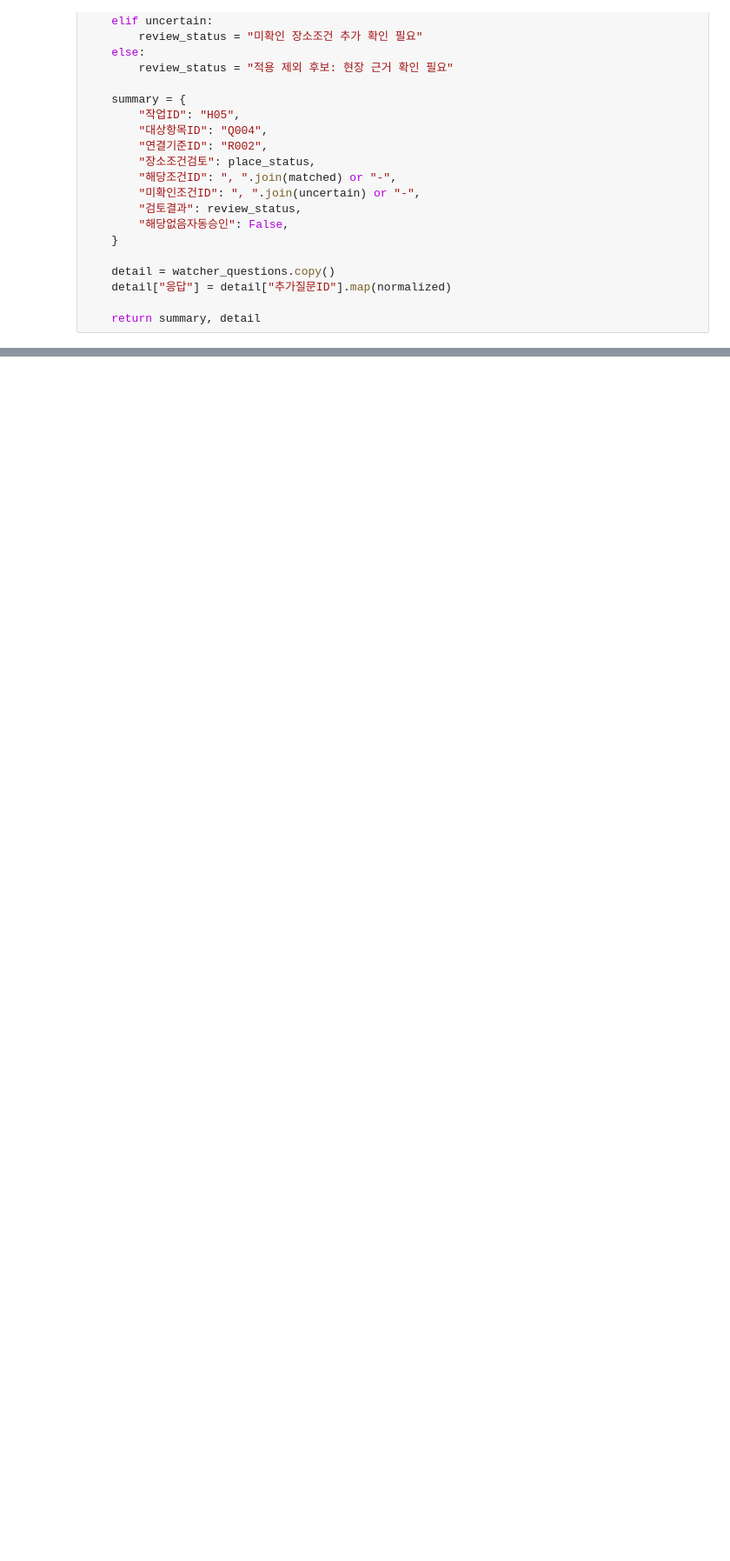
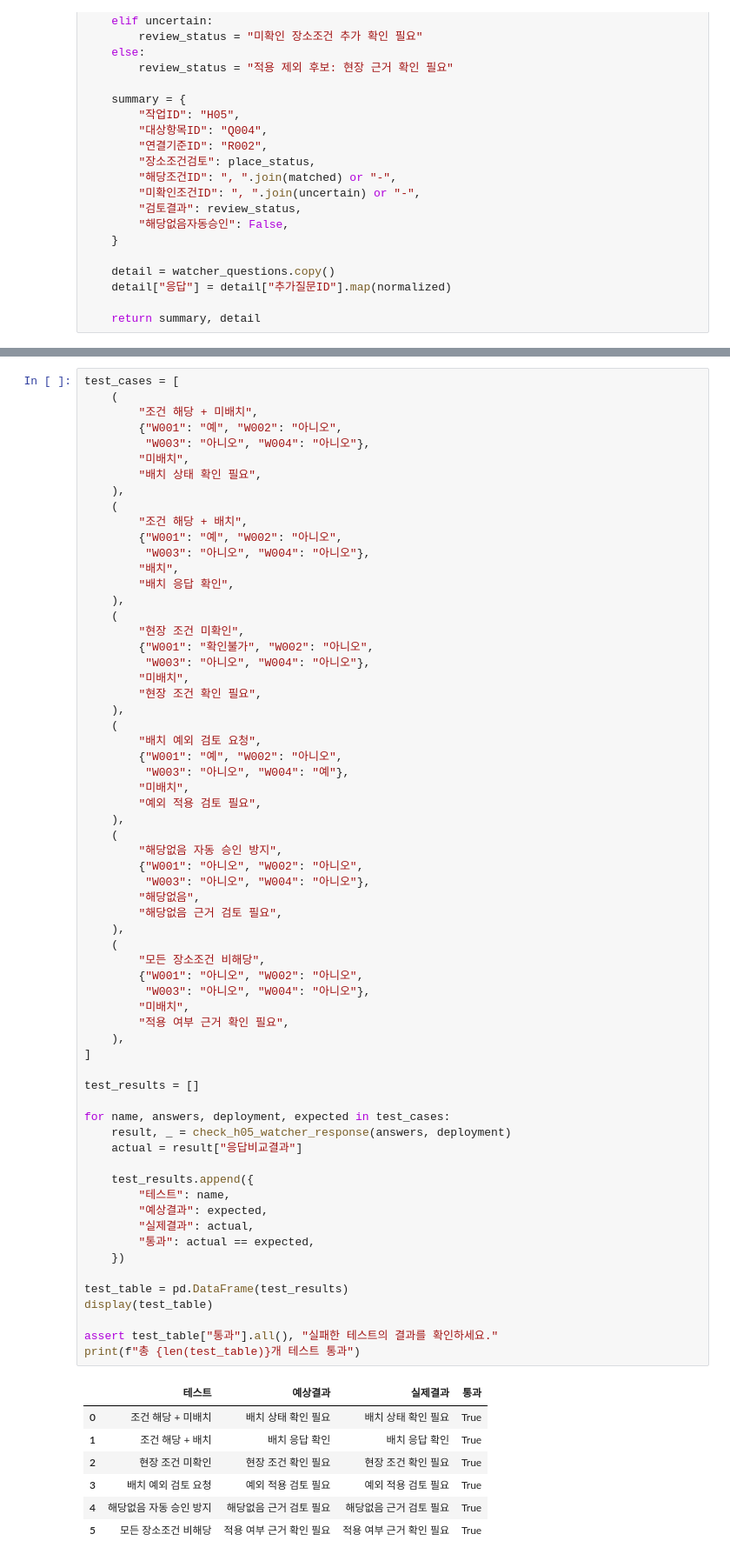
Before and after one commit to uijun0411-crypto/construction_safety_visualize, a Jupyter notebook: fire_risk_project/notebooks/03_작업시작전_평가.ipynb, the cells around one changed output, grey strips where cells are left out. Shown at 87% size. Cells and saved outputs as stored; diff of their text form; blank space fills up the shorter version.

```diff
--- a/fire_risk_project/notebooks/03_작업시작전_평가.ipynb
+++ b/fire_risk_project/notebooks/03_작업시작전_평가.ipynb
@@ -811,0 +916,72 @@ def review_h05_watcher_conditions(answers):
+# %%
+test_cases = [
+    (
+        "조건 해당 + 미배치",
+        {"W001": "예", "W002": "아니오",
+         "W003": "아니오", "W004": "아니오"},
+        "미배치",
+        "배치 상태 확인 필요",
+    ),
+    (
+        "조건 해당 + 배치",
+        {"W001": "예", "W002": "아니오",
+         "W003": "아니오", "W004": "아니오"},
+        "배치",
+        "배치 응답 확인",
+    ),
+    (
+        "현장 조건 미확인",
+        {"W001": "확인불가", "W002": "아니오",
+         "W003": "아니오", "W004": "아니오"},
+        "미배치",
+        "현장 조건 확인 필요",
+    ),
+    (
+        "배치 예외 검토 요청",
+        {"W001": "예", "W002": "아니오",
+         "W003": "아니오", "W004": "예"},
+        "미배치",
+        "예외 적용 검토 필요",
+    ),
+    (
+        "해당없음 자동 승인 방지",
+        {"W001": "아니오", "W002": "아니오",
+         "W003": "아니오", "W004": "아니오"},
+        "해당없음",
+        "해당없음 근거 검토 필요",
+    ),
+    (
+        "모든 장소조건 비해당",
+        {"W001": "아니오", "W002": "아니오",
+         "W003": "아니오", "W004": "아니오"},
+        "미배치",
+        "적용 여부 근거 확인 필요",
+    ),
+]
+
+test_results = []
+
+for name, answers, deployment, expected in test_cases:
+    result, _ = check_h05_watcher_response(answers, deployment)
+    actual = result["응답비교결과"]
+
+    test_results.append({
+        "테스트": name,
+        "예상결과": expected,
+        "실제결과": actual,
+        "통과": actual == expected,
+    })
+
+test_table = pd.DataFrame(test_results)
+display(test_table)
+
+assert test_table["통과"].all(), "실패한 테스트의 결과를 확인하세요."
+print(f"총 {len(test_table)}개 테스트 통과")
+# %% [output]
+|  | 테스트 | 예상결과 | 실제결과 | 통과 |
+| 0 | 조건 해당 + 미배치 | 배치 상태 확인 필요 | 배치 상태 확인 필요 | True |
+| 1 | 조건 해당 + 배치 | 배치 응답 확인 | 배치 응답 확인 | True |
+| 2 | 현장 조건 미확인 | 현장 조건 확인 필요 | 현장 조건 확인 필요 | True |
+| 3 | 배치 예외 검토 요청 | 예외 적용 검토 필요 | 예외 적용 검토 필요 | True |
+| 4 | 해당없음 자동 승인 방지 | 해당없음 근거 검토 필요 | 해당없음 근거 검토 필요 | True |
+| 5 | 모든 장소조건 비해당 | 적용 여부 근거 확인 필요 | 적용 여부 근거 확인 필요 | True |
```
Also changed, not shown: parts of 5 cells of this notebook, 35 other files.
